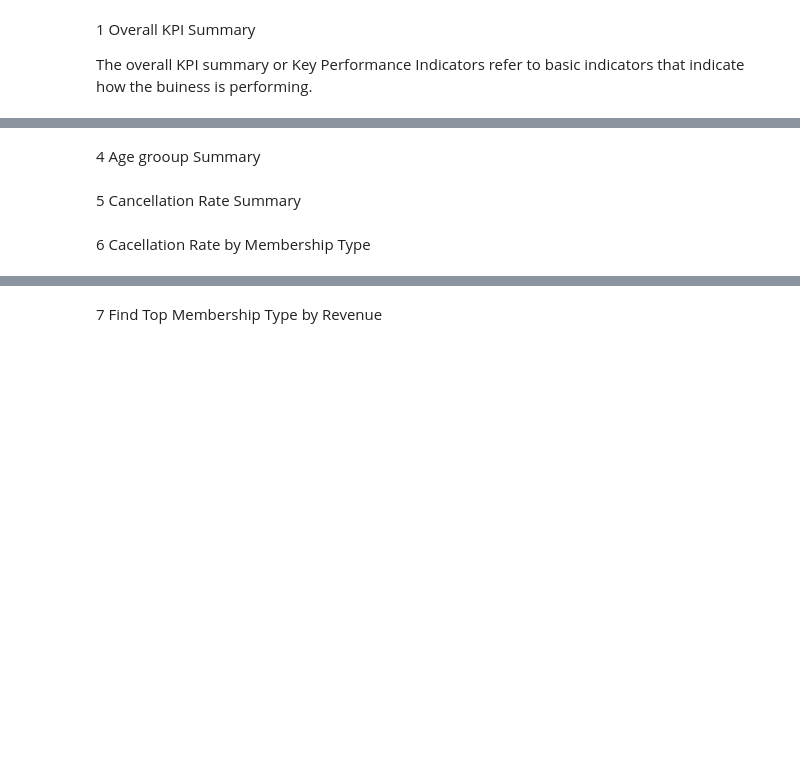
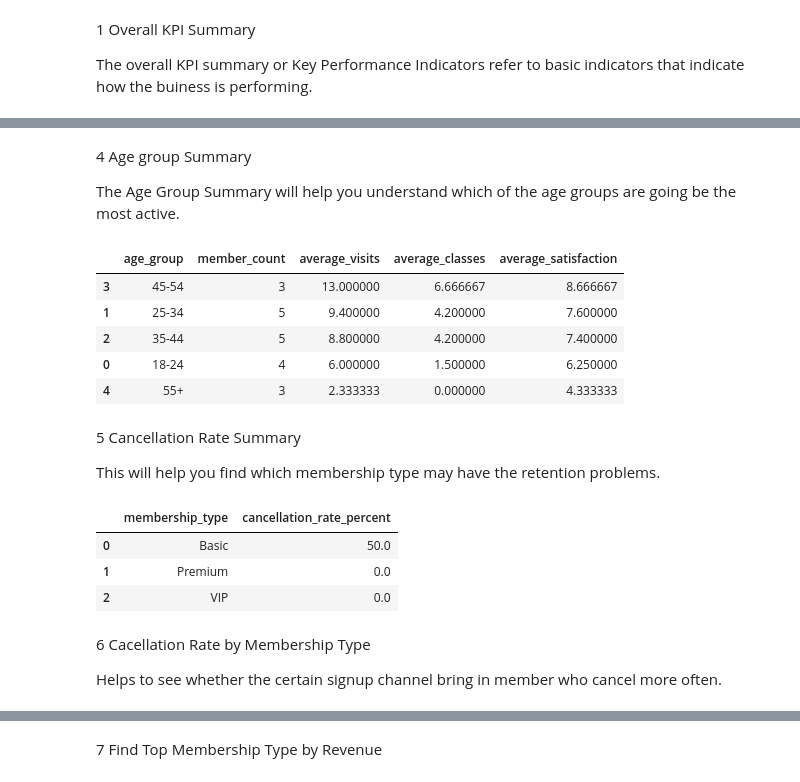
Before and after one commit to JoshPatNava/Exploratory_Data_Analysis, a Jupyter notebook: Insights_Summary/insights_summary.ipynb, the cells around one changed output, grey strips where cells are left out. Drawn from its saved outputs; the diff is of its cells as text; code cells hidden in the pictures; blank space fills up the shorter version.

```diff
--- a/Insights_Summary/insights_summary.ipynb
+++ b/Insights_Summary/insights_summary.ipynb
@@ -119,6 +218,50 @@ The overall KPI summary or Key Performance Indicators refer to basic indicators
 # %% [markdown]
-4 Age grooup Summary
+4 Age group Summary
+
+The Age Group Summary will help you understand which of the age groups are going be the most active.
+# %%
+# Create the Age Group Summary
+
+age_summary = (
+    df.groupby("age_group")
+      .agg(
+          member_count=("member_id", "count"),
+          average_visits=("visits_per_month", "mean"),
+          average_classes=("classes_attended", "mean"),
+          average_satisfaction=("satisfaction_score", "mean")
+      )
+      .reset_index()
+      .sort_values("average_visits", ascending=False)
+)
+
+age_summary
+# %% [output]
+|  | age_group | member_count | average_visits | average_classes | average_satisfaction |
+| 3 | 45-54 | 3 | 13.000000 | 6.666667 | 8.666667 |
+| 1 | 25-34 | 5 | 9.400000 | 4.200000 | 7.600000 |
+| 2 | 35-44 | 5 | 8.800000 | 4.200000 | 7.400000 |
+| 0 | 18-24 | 4 | 6.000000 | 1.500000 | 6.250000 |
+| 4 | 55+ | 3 | 2.333333 | 0.000000 | 4.333333 |
 # %% [markdown]
 5 Cancellation Rate Summary
+
+This will help you find which membership type may have the retention problems.
+# %%
+# Create the cancellation rate summary
+cancel_rate_by_membership = (
+    df.groupby("membership_type")["cancelled"]
+      .apply(lambda x: (x == "Yes").mean() * 100)
+      .reset_index(name="cancellation_rate_percent")
+      .sort_values("cancellation_rate_percent", ascending=False)
+)
+
+cancel_rate_by_membership
+# %% [output]
+|  | membership_type | cancellation_rate_percent |
+| 0 | Basic | 50.0 |
+| 1 | Premium | 0.0 |
+| 2 | VIP | 0.0 |
 # %% [markdown]
 6 Cacellation Rate by Membership Type
+
+Helps to see whether the certain signup channel bring in member who cancel more often.
```
Also changed, not shown: parts of 15 cells of this notebook, 1 other file.
